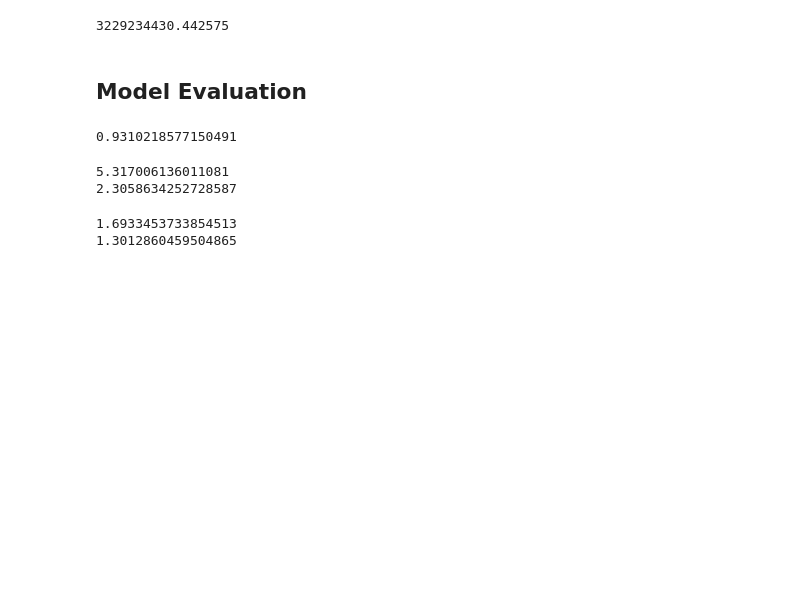
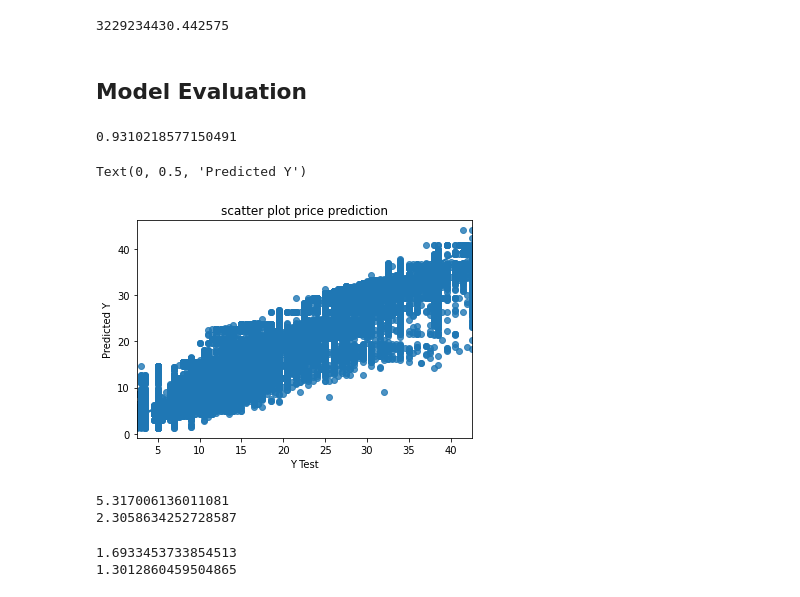
Before and after one commit to safiraauliar/Final-Project1-LinierRegression-kelompok1, a Jupyter notebook: FinalProject1-PYTN-03-LinearRegression.ipynb, the cells around one changed output. Cells and saved outputs as stored; diff of their text form; code cells hidden in the pictures; blank space fills up the shorter version.

```diff
--- a/FinalProject1-PYTN-03-LinearRegression.ipynb
+++ b/FinalProject1-PYTN-03-LinearRegression.ipynb
@@ -810,6 +810,14 @@ from sklearn import metrics
 metrics.r2_score(y_test, ypred)
 # %% [output]
 0.9310218577150491
+# %%
+sns.regplot(y_test, ypred)
+plt.title("scatter plot price prediction")
+plt.xlabel('Y Test')
+plt.ylabel('Predicted Y')
+# %% [output]
+Text(0, 0.5, 'Predicted Y')
+[figure, added]
 # %%
 # hitung akar dari mean squared error (MSE) untuk linear regression
 mse = metrics.mean_squared_error(y_test,ypred)
```
Also changed, not shown: parts of 11 cells of this notebook.
